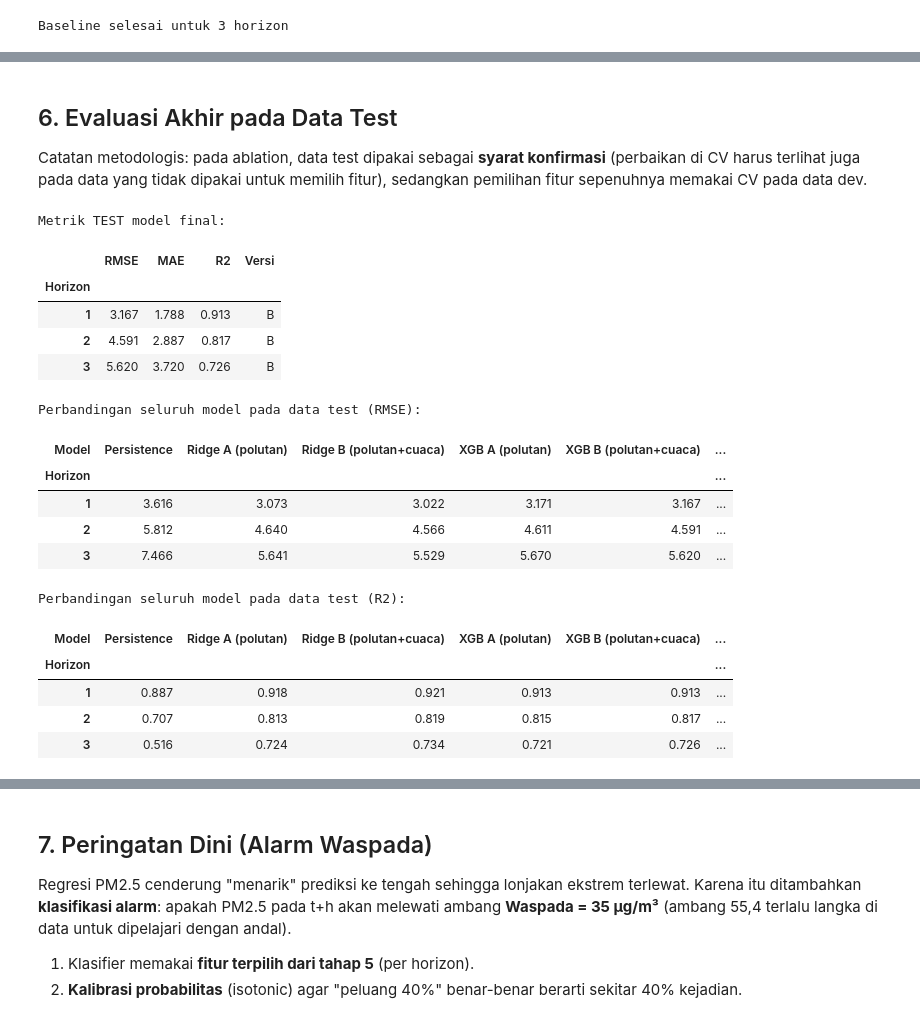
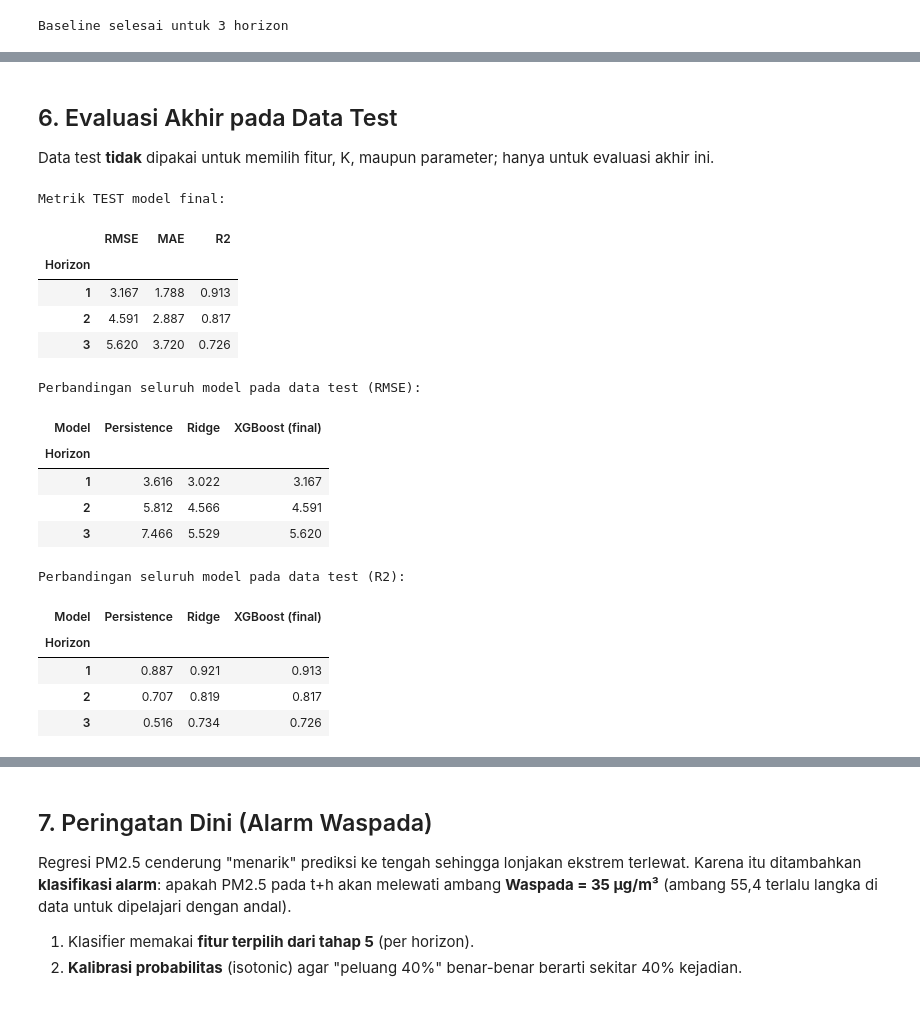
Before and after one commit to LyviaPutri/AirQuality, a Jupyter notebook: backend/Air_Quality_clean.ipynb, the cells around one changed output, grey strips where cells are left out. Saved outputs shown, nothing was run; the diff lists cells and outputs as text; code cells hidden in the pictures.

```diff
--- a/backend/Air_Quality_clean.ipynb
+++ b/backend/Air_Quality_clean.ipynb
@@ -548,37 +476,36 @@ Kolom input yang dibutuhkan sistem: ['pm10', 'pm2_5', 'co', 'no2', 'so2', 'o3',
-# %% [markdown]
-## 6. Evaluasi Akhir pada Data Test
-Catatan metodologis: pada ablation, data test dipakai sebagai **syarat konfirmasi** (perbaikan di CV harus terlihat juga pada data yang tidak dipakai untuk memilih fitur), sedangkan pemilihan fitur sepenuhnya memakai CV pada data dev.
+# %% [markdown]
+## 6. Evaluasi Akhir pada Data Test
+Data test **tidak** dipakai untuk memilih fitur, K, maupun parameter; hanya untuk evaluasi akhir ini.
 # %%
-res_df = pd.DataFrame(results).drop_duplicates(['Horizon', 'Model'], keep='last')
+res_df = pd.DataFrame(results)
 
 final = res_df[res_df.Model == 'XGBoost (final)'].set_index('Horizon')[['RMSE', 'MAE', 'R2']].round(3)
-final['Versi'] = [final_models[h]['versi'] for h in final.index]
 print('Metrik TEST model final:')
 display(final)
 
 print('Perbandingan seluruh model pada data test (RMSE):')
 display(res_df.pivot(index='Horizon', columns='Model', values='RMSE').round(3))
 print('Perbandingan seluruh model pada data test (R2):')
 display(res_df.pivot(index='Horizon', columns='Model', values='R2').round(3))
 # %% [output]
 Metrik TEST model final:
-|  | RMSE | MAE | R2 | Versi |
-| Horizon |  |  |  |  |
-| 1 | 3.167 | 1.788 | 0.913 | B |
-| 2 | 4.591 | 2.887 | 0.817 | B |
-| 3 | 5.620 | 3.720 | 0.726 | B |
+|  | RMSE | MAE | R2 |
+| Horizon |  |  |  |
+| 1 | 3.167 | 1.788 | 0.913 |
+| 2 | 4.591 | 2.887 | 0.817 |
+| 3 | 5.620 | 3.720 | 0.726 |
 Perbandingan seluruh model pada data test (RMSE):
-| Model | Persistence | Ridge A (polutan) | Ridge B (polutan+cuaca) | XGB A (polutan) | XGB B (polutan+cuaca) | ... |
-| Horizon |  |  |  |  |  | ... |
-| 1 | 3.616 | 3.073 | 3.022 | 3.171 | 3.167 | ... |
-| 2 | 5.812 | 4.640 | 4.566 | 4.611 | 4.591 | ... |
-| 3 | 7.466 | 5.641 | 5.529 | 5.670 | 5.620 | ... |
+| Model | Persistence | Ridge | XGBoost (final) |
+| Horizon |  |  |  |
+| 1 | 3.616 | 3.022 | 3.167 |
+| 2 | 5.812 | 4.566 | 4.591 |
+| 3 | 7.466 | 5.529 | 5.620 |
 Perbandingan seluruh model pada data test (R2):
-| Model | Persistence | Ridge A (polutan) | Ridge B (polutan+cuaca) | XGB A (polutan) | XGB B (polutan+cuaca) | ... |
-| Horizon |  |  |  |  |  | ... |
-| 1 | 0.887 | 0.918 | 0.921 | 0.913 | 0.913 | ... |
-| 2 | 0.707 | 0.813 | 0.819 | 0.815 | 0.817 | ... |
-| 3 | 0.516 | 0.724 | 0.734 | 0.721 | 0.726 | ... |
+| Model | Persistence | Ridge | XGBoost (final) |
+| Horizon |  |  |  |
+| 1 | 0.887 | 0.921 | 0.913 |
+| 2 | 0.707 | 0.819 | 0.817 |
+| 3 | 0.516 | 0.734 | 0.726 |
 # %%
 H_PLOT = [HORIZONS[0], HORIZONS[-1]]       # horizon terdekat dan terjauh untuk visualisasi
 
```
Also changed, not shown: parts of 20 cells of this notebook.
